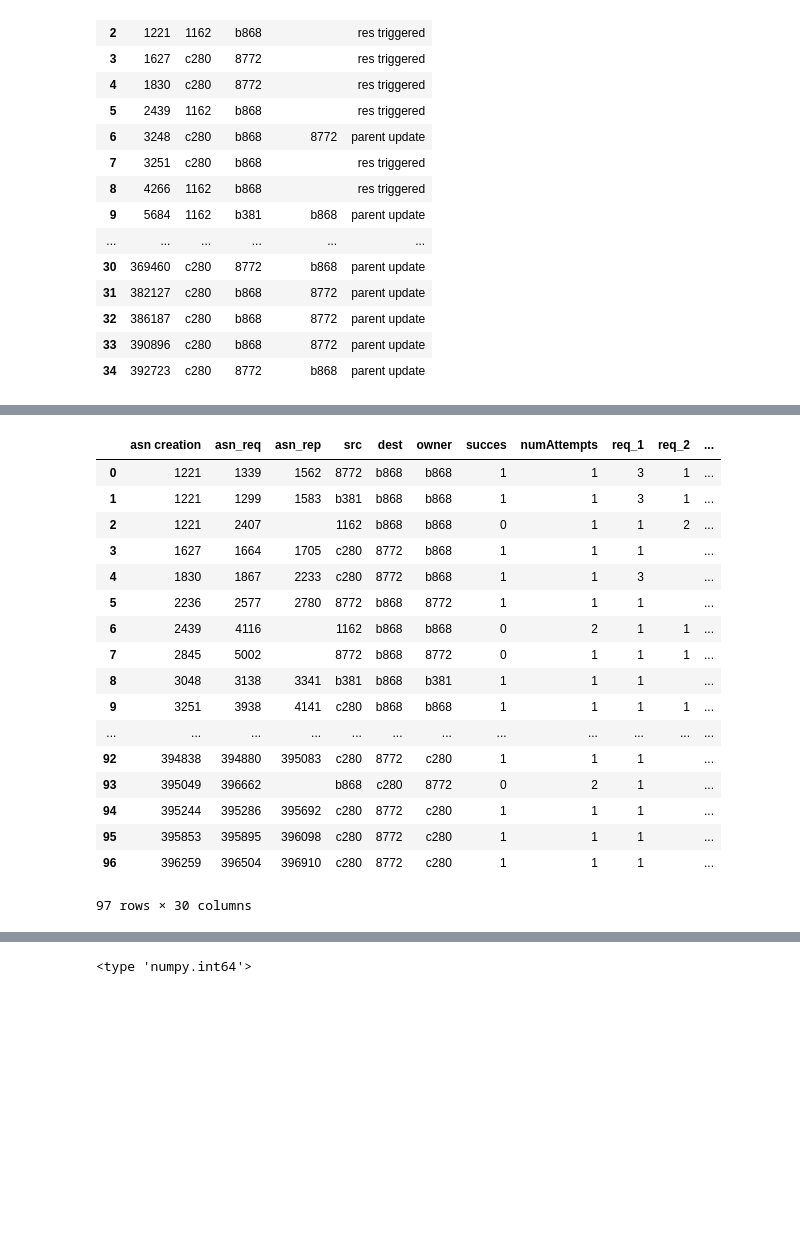
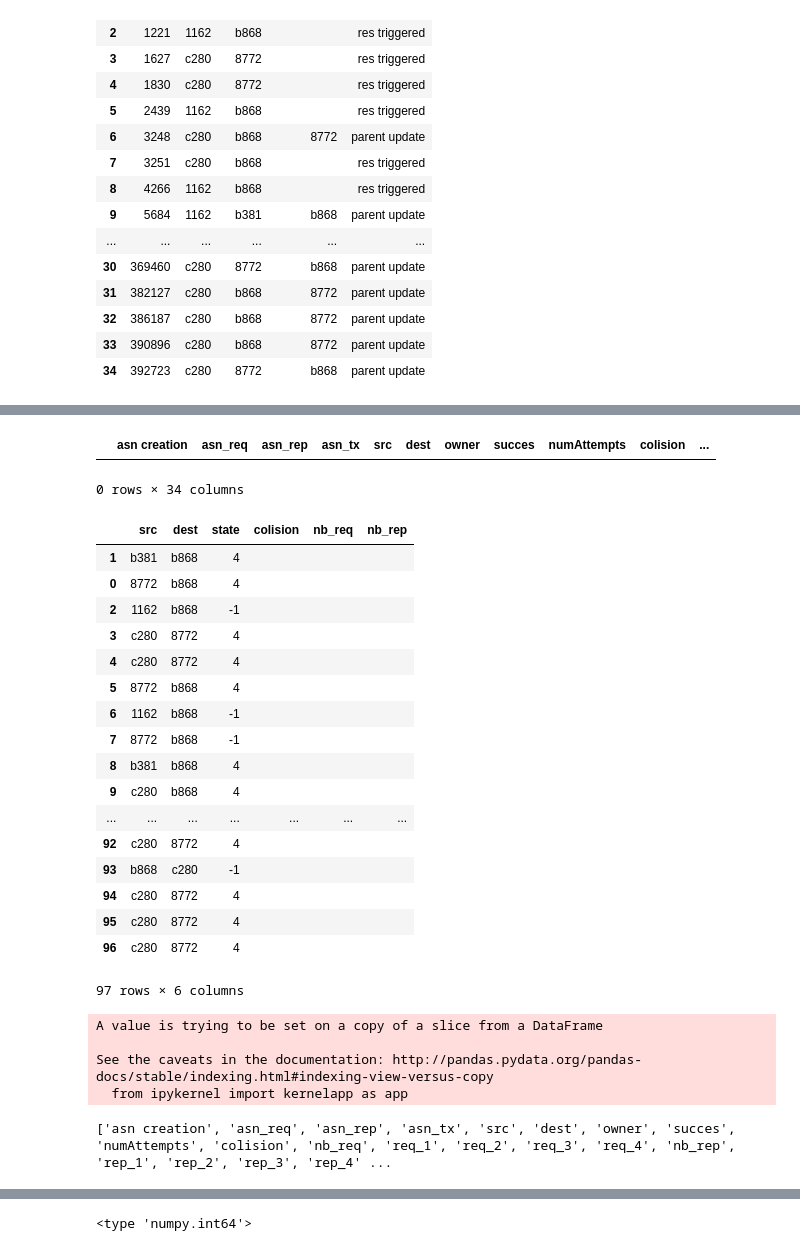
Before and after one commit to pomme-abricot/openwsn-sw, a Jupyter notebook: software/openAnalyzer/TEST_lecture_de_fichier.ipynb, the cells around one changed output, grey strips where cells are left out. Drawn from its saved outputs; the diff is of its cells as text; code cells hidden in the pictures; blank space fills up the shorter version.

```diff
--- a/software/openAnalyzer/TEST_lecture_de_fichier.ipynb
+++ b/software/openAnalyzer/TEST_lecture_de_fichier.ipynb
@@ -169,21 +152,39 @@ df_res[['state','req_1', "req_2", "req_3", "req_4", 'rep_1', "rep_2", "rep_3", "
-# %%
-df_test
-# %% [output]
-|  | asn creation | asn_req | asn_rep | src | dest | owner | succes | numAttempts | req_1 | req_2 | ... |
-| 0 | 1221 | 1339 | 1562 | 8772 | b868 | b868 | 1 | 1 | 3 | 1 | ... |
-| 1 | 1221 | 1299 | 1583 | b381 | b868 | b868 | 1 | 1 | 3 | 1 | ... |
-| 2 | 1221 | 2407 |  | 1162 | b868 | b868 | 0 | 1 | 1 | 2 | ... |
-| 3 | 1627 | 1664 | 1705 | c280 | 8772 | b868 | 1 | 1 | 1 |  | ... |
-| 4 | 1830 | 1867 | 2233 | c280 | 8772 | b868 | 1 | 1 | 3 |  | ... |
-| 5 | 2236 | 2577 | 2780 | 8772 | b868 | 8772 | 1 | 1 | 1 |  | ... |
-| 6 | 2439 | 4116 |  | 1162 | b868 | b868 | 0 | 2 | 1 | 1 | ... |
-| 7 | 2845 | 5002 |  | 8772 | b868 | 8772 | 0 | 1 | 1 | 1 | ... |
-| 8 | 3048 | 3138 | 3341 | b381 | b868 | b381 | 1 | 1 | 1 |  | ... |
-| 9 | 3251 | 3938 | 4141 | c280 | b868 | b868 | 1 | 1 | 1 | 1 | ... |
-| ... | ... | ... | ... | ... | ... | ... | ... | ... | ... | ... | ... |
-| 92 | 394838 | 394880 | 395083 | c280 | 8772 | c280 | 1 | 1 | 1 |  | ... |
-| 93 | 395049 | 396662 |  | b868 | c280 | 8772 | 0 | 2 | 1 |  | ... |
-| 94 | 395244 | 395286 | 395692 | c280 | 8772 | c280 | 1 | 1 | 1 |  | ... |
-| 95 | 395853 | 395895 | 396098 | c280 | 8772 | c280 | 1 | 1 | 1 |  | ... |
-| 96 | 396259 | 396504 | 396910 | c280 | 8772 | c280 | 1 | 1 | 1 |  | ... |
-97 rows × 30 columns
+# %%
+df_res.loc[df_res['asn_tx']==1583]
+# %% [output]
+|  | asn creation | asn_req | asn_rep | asn_tx | src | dest | owner | succes | numAttempts | colision | ... |
+0 rows × 34 columns
+# %%
+df_res[['src', 'dest', 'state','colision', "nb_req", "nb_rep"]]
+# %% [output]
+|  | src | dest | state | colision | nb_req | nb_rep |
+| 1 | b381 | b868 | 4 |  |  |  |
+| 0 | 8772 | b868 | 4 |  |  |  |
+| 2 | 1162 | b868 | -1 |  |  |  |
+| 3 | c280 | 8772 | 4 |  |  |  |
+| 4 | c280 | 8772 | 4 |  |  |  |
+| 5 | 8772 | b868 | 4 |  |  |  |
+| 6 | 1162 | b868 | -1 |  |  |  |
+| 7 | 8772 | b868 | -1 |  |  |  |
+| 8 | b381 | b868 | 4 |  |  |  |
+| 9 | c280 | b868 | 4 |  |  |  |
+| ... | ... | ... | ... | ... | ... | ... |
+| 92 | c280 | 8772 | 4 |  |  |  |
+| 93 | b868 | c280 | -1 |  |  |  |
+| 94 | c280 | 8772 | 4 |  |  |  |
+| 95 | c280 | 8772 | 4 |  |  |  |
+| 96 | c280 | 8772 | 4 |  |  |  |
+97 rows × 6 columns
+# %%
+for i in range(len(df_test)):
+    df_test.loc[i]["diff_req"]=df_test.loc[i]["asn creation"]-df_test.loc[i]["asn_req"]
+# %% [output]
+A value is trying to be set on a copy of a slice from a DataFrame
+
+See the caveats in the documentation: http://pandas.pydata.org/pandas-docs/stable/indexing.html#indexing-view-versus-copy
+  from ipykernel import kernelapp as app
+# %%
+l = df_res.columns.tolist()
+print l
+# %% [output]
+['asn creation', 'asn_req', 'asn_rep', 'asn_tx', 'src', 'dest', 'owner', 'succes', 'numAttempts', 'colision', 'nb_req', 'req_1', 'req_2', 'req_3', 'req_4', 'nb_rep', 'rep_1', 'rep_2', 'rep_3', 'rep_4' ...
```
Also changed, not shown: parts of 22 cells of this notebook, 7 other files.
